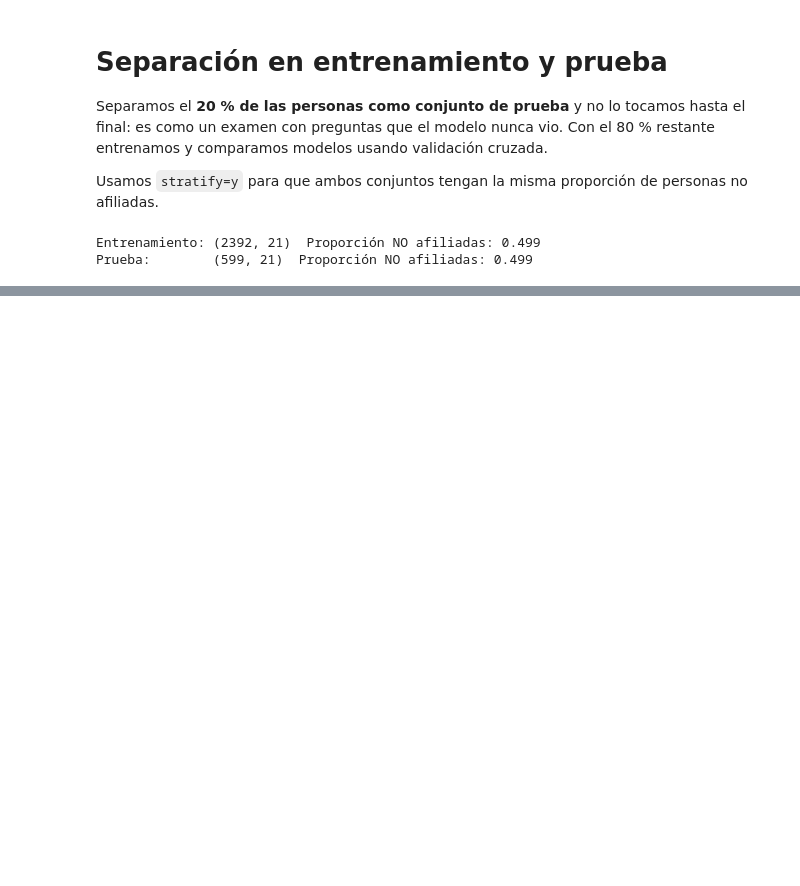
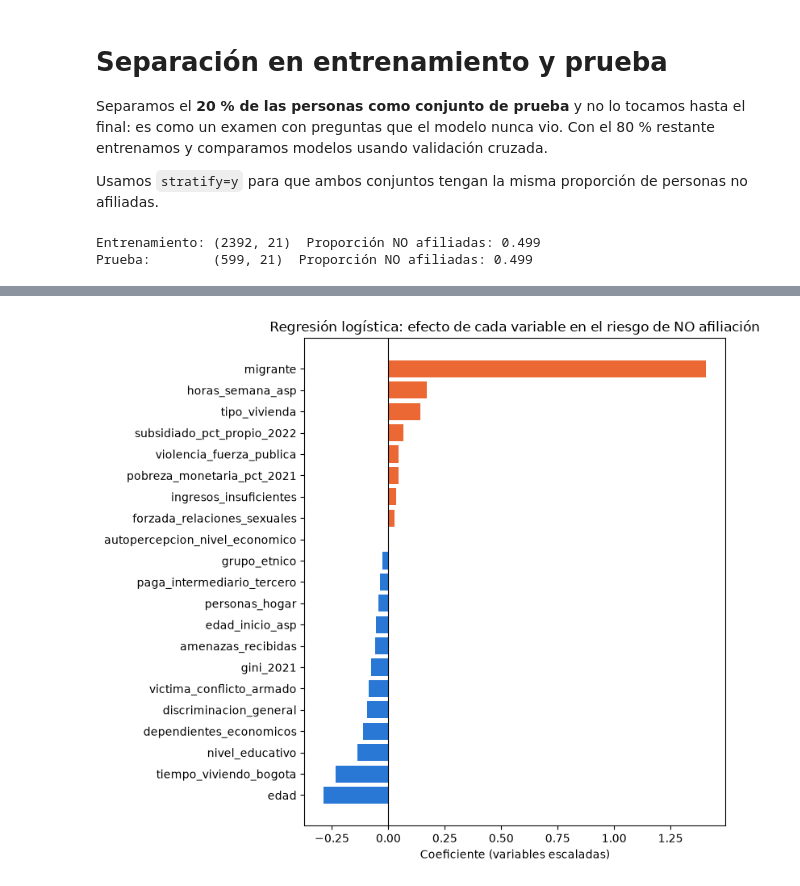
Before and after one commit to lezlynossa-oss/proyecto-integrador-quinto, a Jupyter notebook: MachineLearning/01_modelo_afiliacion_salud.ipynb, the cells around one changed output, grey strips where cells are left out. Cells and saved outputs as stored; diff of their text form; code cells hidden in the pictures; blank space fills up the shorter version.

Commit message:
ML: línea base con regresión logística y validación cruzada

```diff
--- a/MachineLearning/01_modelo_afiliacion_salud.ipynb
+++ b/MachineLearning/01_modelo_afiliacion_salud.ipynb
@@ -147,0 +166,12 @@ Prueba:        (599, 21)  Proporción NO afiliadas: 0.499
+# %%
+#validación cruzada estratificada: 5 partes con la misma proporción de no afiliadas
+validacion = StratifiedKFold(n_splits=5, shuffle=True, random_state=42)
+
+#métricas que vamos a calcular en cada parte
+metricas = ["roc_auc", "f1", "recall", "precision", "accuracy"]
+
+#pipeline: primero escalar, después la regresión logística
+modelo_logistico = Pipeline([
+    ("escalador", StandardScaler()),
+    ("logistica", LogisticRegression(max_iter=1000))
+])
@@ -147,0 +212,18 @@ Prueba:        (599, 21)  Proporción NO afiliadas: 0.499
+# %%
+#entrenamos con todo el conjunto de entrenamiento para ver los coeficientes
+modelo_logistico.fit(X_train, y_train)
+
+coeficientes = pd.Series(modelo_logistico.named_steps["logistica"].coef_[0],
+                         index=X_train.columns).sort_values()
+
+#gráfica: positivo = aumenta el riesgo de NO estar afiliada, negativo = lo disminuye
+plt.figure(figsize=(8, 7), dpi=100)
+colores_coef = ["#eb6834" if c > 0 else "#2a78d6" for c in coeficientes]
+plt.barh(coeficientes.index, coeficientes.values, color=colores_coef)
+plt.axvline(0, color="black", linewidth=0.8)
+plt.xlabel("Coeficiente (variables escaladas)")
+plt.title("Regresión logística: efecto de cada variable en el riesgo de NO afiliación")
+plt.tight_layout()
+plt.show()
+# %% [output]
+[figure, added]
```
Also changed, not shown: parts of 4 cells of this notebook.
